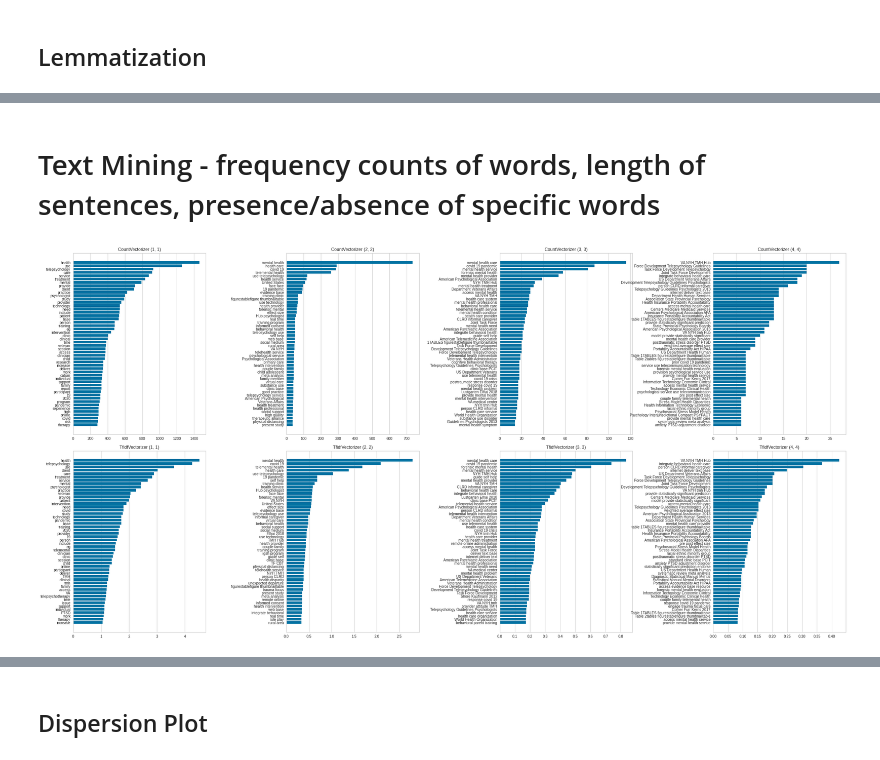
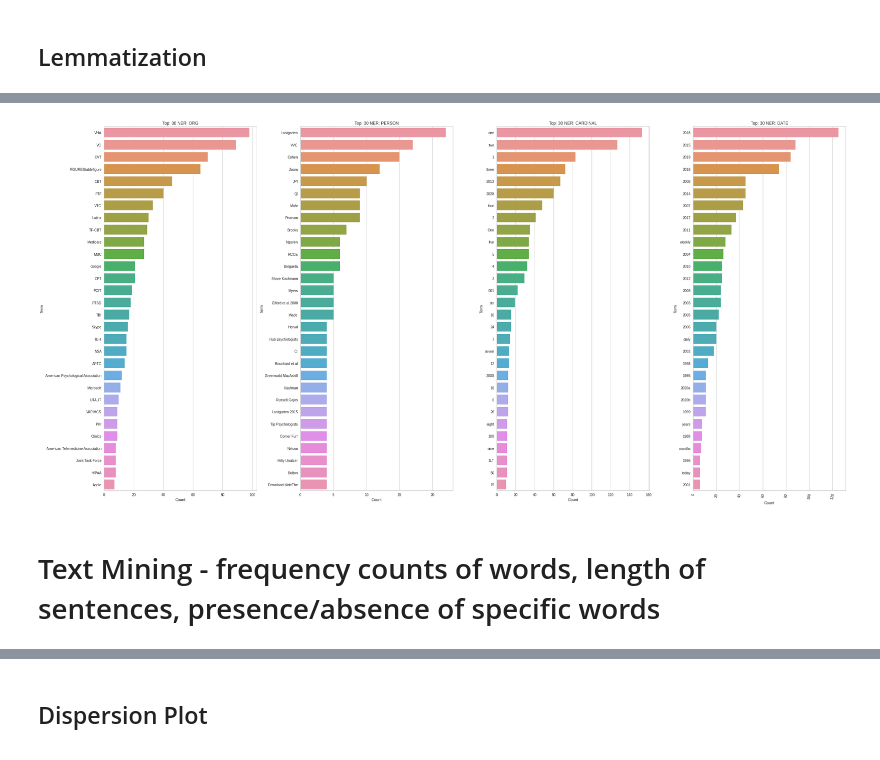
Before and after one commit to VintageGold/Text_Summarization, a Jupyter notebook: EDA.ipynb, the cells around one changed output, grey strips where cells are left out. Drawn from its saved outputs; the diff is of its cells as text; code cells hidden in the pictures.

```diff
--- a/EDA.ipynb
+++ b/EDA.ipynb
@@ -208,28 +251,38 @@ len(doc)
+# %%
+visualize_cols = ["ORG","PERSON","CARDINAL","DATE"]
+# %%
+top = 30
+
+fig, ax = plt.subplots(1,len(visualize_cols),figsize = (30,15))
+fig.tight_layout(h_pad=2,w_pad=8)
+
+for index,col in enumerate(visualize_cols):
+    data = df_entities[df_entities["NER_Classification"] == col][:30]
+    _ = sns.barplot(data=data,x="Count",y="Term",ax=ax[index],orient="h")
+    ax[index].set_title(f"Top: {top} NER: {col}")
+    plt.xticks(rotation=80)
+# %% [output]
+[figure, added]
 # %% [markdown]
 # Text Mining - frequency counts of words, length of sentences, presence/absence of specific words
 # %%
-#Add stop words
-nlp.Defaults.stop_words |= {"PRON","et","al","ll","ve"}
+def countplots(data,vectorizers,cols=4):
 
-vectorizers = [CountVectorizer,TfidfVectorizer]
+    rows = len(vectorizers)
+    cols = cols #dynamically change n_grams and plots
 
-rows = len(vectorizers)
-cols = 4 #dynamically change n_grams and plots
+    fig, ax = plt.subplots(rows,cols,figsize=(30,15))
+    fig.tight_layout(h_pad=2,w_pad=cols*4)
 
-fig, ax = plt.subplots(rows,cols,figsize=(30,15))
-fig.tight_layout(h_pad=2,w_pad=cols*4)
+    for index, vect in enumerate(vectorizers):
 
-for index, vect in enumerate(vectorizers):
+        for i in range(cols):
 
-    for i in range(cols):
-
-        vectorizer = vect(stop_words=nlp.Defaults.stop_words,ngram_range=(i+1,i+1),lowercase=False)
-        vectorizer_name = str(vectorizer)
-        vectorizer_title = vectorizer_name[:vectorizer_name.find("(")]
-        documents = vectorizer.fit_transform(lemmma_tokens)
-        features = vectorizer.get_feature_names()
-        visualizer = FreqDistVisualizer(features=features, orient="H",n=50,ax=ax[index,i])
-        ax[index,i].set_title(f"{vectorizer_title} {vectorizer.ngram_range}")
-        _ = visualizer.fit(documents)
+            vectorizer = vect(stop_words=nlp.Defaults.stop_words,ngram_range=(i+1,i+1),lowercase=False)
+            vectorizer_name = str(vectorizer)
+            vectorizer_title = vectorizer_name[:vectorizer_name.find("(")]
+            documents = vectorizer.fit_transform(data)
+            features = vectorizer.get_feature_names()
+            visualizer = FreqDistVisualizer(features=features, orient="H",n=50,ax=ax[index,i])
+            ax[index,i].set_title(f"{vectorizer_title} {vectorizer.ngram_range}")
+            _ = visualizer.fit(documents)
-# %% [output]
-[figure, removed]
```
Also changed, not shown: parts of 20 cells of this notebook.
